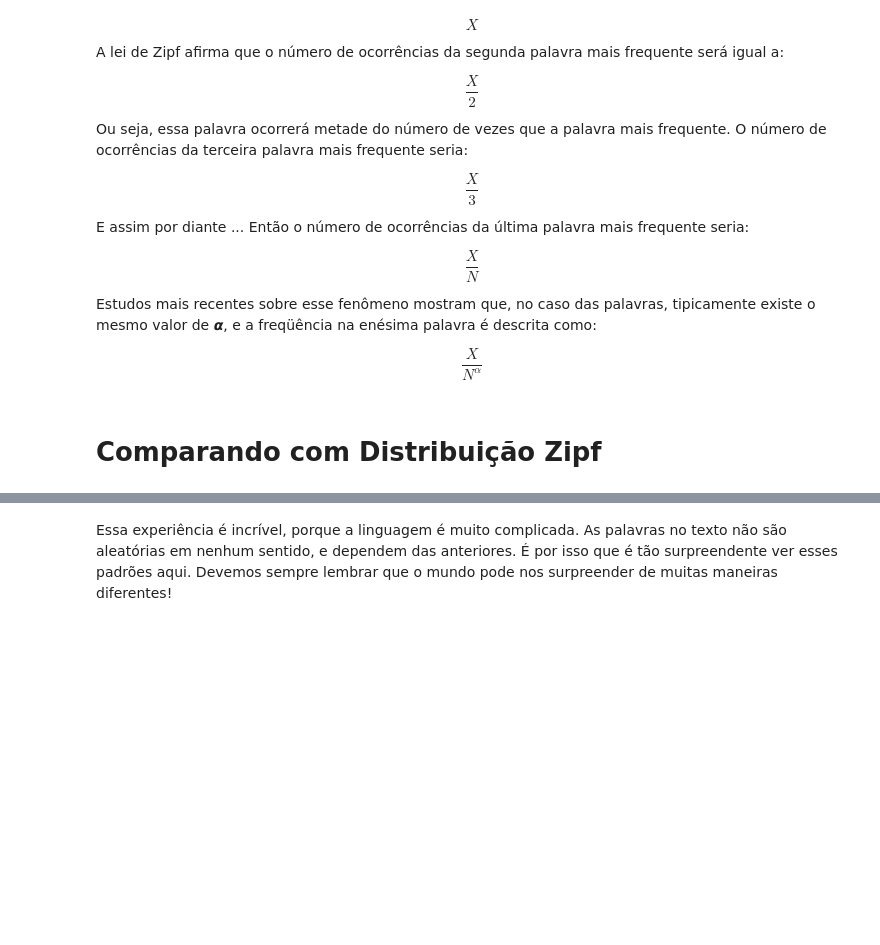
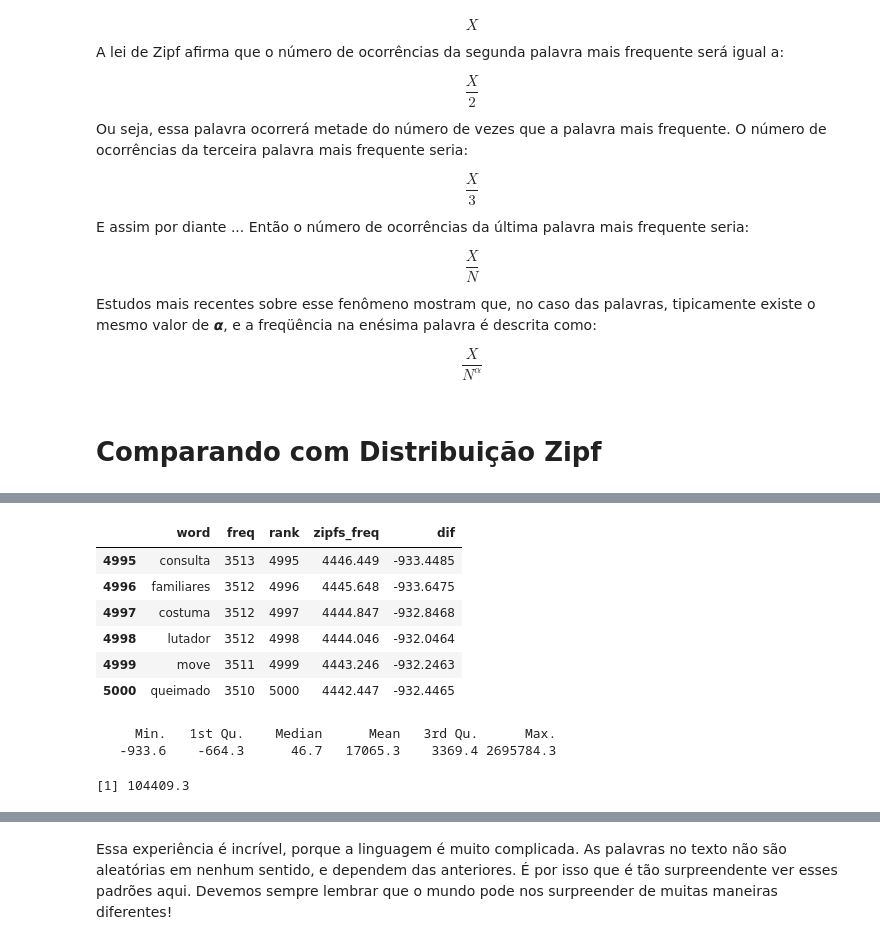
Before and after one commit to SClovesgtx/Zipfs-law, a Jupyter notebook: Lei_de_Zipf.ipynb, the cells around one changed output, grey strips where cells are left out. Saved outputs shown, nothing was run; the diff lists cells and outputs as text; code cells hidden in the pictures; blank space fills up the shorter version.

```diff
--- a/Lei_de_Zipf.ipynb
+++ b/Lei_de_Zipf.ipynb
@@ -54,3 +59,22 @@ head(word_freq)
+# %%
+tail(word_freq)
+# %% [output]
+|  | word | freq | rank | zipfs_freq | dif |
+| 4995 | consulta | 3513 | 4995 | 4446.449 | -933.4485 |
+| 4996 | familiares | 3512 | 4996 | 4445.648 | -933.6475 |
+| 4997 | costuma | 3512 | 4997 | 4444.847 | -932.8468 |
+| 4998 | lutador | 3512 | 4998 | 4444.046 | -932.0464 |
+| 4999 | move | 3511 | 4999 | 4443.246 | -932.2463 |
+| 5000 | queimado | 3510 | 5000 | 4442.447 | -932.4465 |
+# %%
+summary(word_freq$dif)
+# %% [output]
+     Min.   1st Qu.    Median      Mean   3rd Qu.      Max.
+   -933.6    -664.3      46.7   17065.3    3369.4 2695784.3
+# %%
+sd(word_freq$dif)
+# %% [output]
+[1] 104409.3
 # %%
 options(repr.plot.width=8, repr.plot.height=4)
 
```
Also changed, not shown: parts of 5 cells of this notebook.
